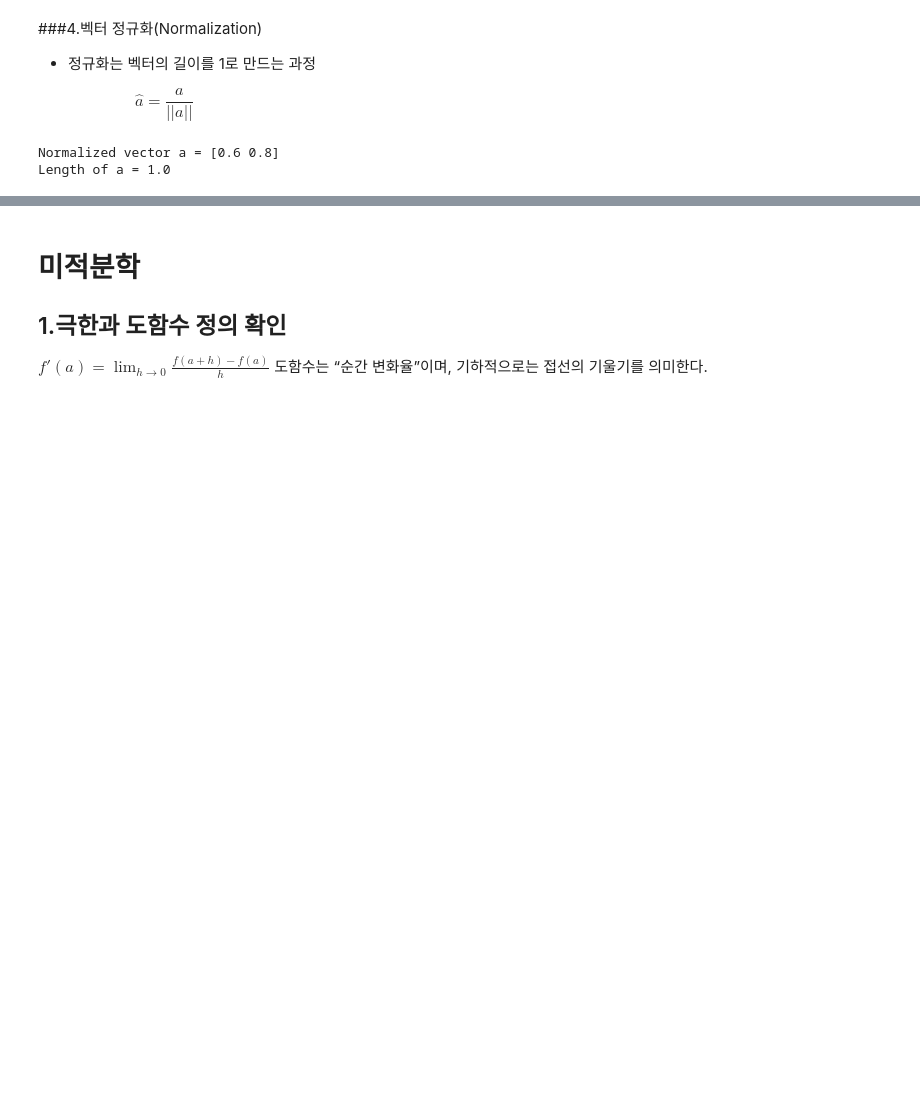
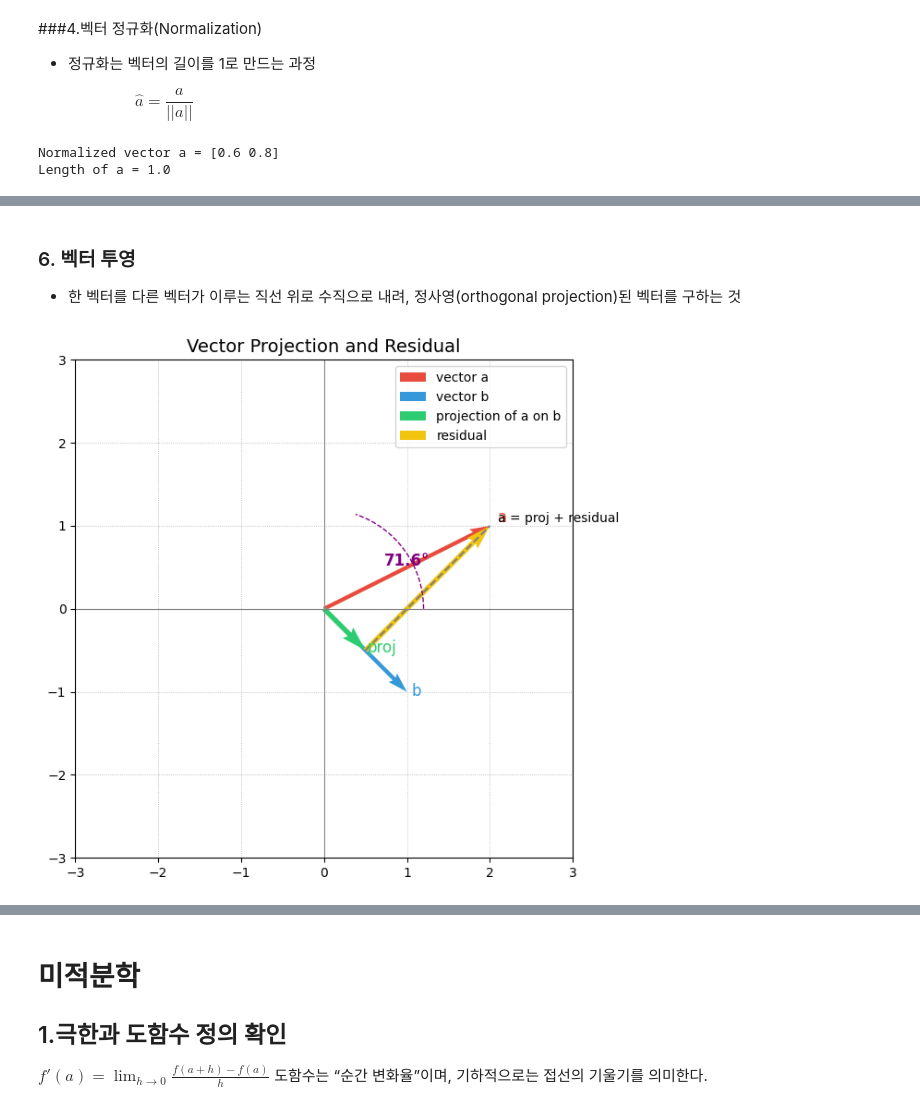
Before and after one commit to Youngpyoryu/Lecture_Note, a Jupyter notebook: 빅데이터를 위한 수학/빅데이터수학_2025.ipynb, the cells around one changed output, grey strips where cells are left out. Cells and saved outputs as stored; diff of their text form; code cells hidden in the pictures; blank space fills up the shorter version.

```diff
--- a/빅데이터를 위한 수학/빅데이터수학(수정중).ipynb
+++ b/빅데이터를 위한 수학/빅데이터수학_2025.ipynb
@@ -717,0 +768,60 @@ Length of a = 1.0
+# %% [markdown]
+### 6. 벡터 투영
+
+- 한 벡터를 다른 벡터가 이루는 직선 위로 수직으로 내려, 정사영(orthogonal projection)된 벡터를 구하는 것
+# %%
+import numpy as np
+import matplotlib.pyplot as plt
+
+# ---- vectors ----
+a = np.array([2., 1.])
+b = np.array([1., -1.])
+
+# ---- calculations ----
+dot = np.dot(a, b)
+na, nb = np.linalg.norm(a), np.linalg.norm(b)
+cos_th = dot / (na * nb)
+theta_deg = np.degrees(np.arccos(cos_th))
+u = b / nb
+proj = np.dot(a, u) * u
+resid = a - proj
+
+# ---- plot ----
+plt.figure(figsize=(7,7))
+ax = plt.gca()
+ax.set_aspect('equal', 'box')
+plt.grid(True, linestyle=':', linewidth=0.6)
+plt.axhline(0, color='gray', linewidth=0.8)
+plt.axvline(0, color='gray', linewidth=0.8)
+
+# base vectors
+plt.quiver(0,0,a[0],a[1],angles='xy',scale_units='xy',scale=1,color='#e74c3c',label='vector a',width=0.008)
+plt.quiver(0,0,b[0],b[1],angles='xy',scale_units='xy',scale=1,color='#3498db',label='vector b',width=0.008)
+
+# projection and residual
+plt.quiver(0,0,proj[0],proj[1],angles='xy',scale_units='xy',scale=1,color='#2ecc71',label='projection of a on b',width=0.01)
+plt.quiver(proj[0],proj[1],resid[0],resid[1],angles='xy',scale_units='xy',scale=1,color='#f1c40f',label='residual',width=0.01)
+
+# connector line
+plt.plot([proj[0],a[0]],[proj[1],a[1]],'--',color='gray')
+
+# angle arc
+ang = np.linspace(0,np.deg2rad(theta_deg),100)
+r=1.2
+plt.plot(r*np.cos(ang), r*np.sin(ang), color='purple', linestyle='--', linewidth=1)
+plt.text(0.9*np.cos(np.deg2rad(theta_deg/2)), 0.9*np.sin(np.deg2rad(theta_deg/2)),
+         f"{theta_deg:.1f}°", color='purple', fontsize=12, fontweight='bold')
+
+# annotations
+plt.text(a[0]*1.05, a[1]*1.05, 'a', fontsize=12, color='#e74c3c')
+plt.text(b[0]*1.05, b[1]*1.05, 'b', fontsize=12, color='#3498db')
+plt.text(proj[0]*1.05, proj[1]*1.05, 'proj', fontsize=12, color='#2ecc71')
+plt.text((proj[0]+resid[0])*1.05, (proj[1]+resid[1])*1.05, 'a = proj + residual', fontsize=10)
+
+plt.xlim(-3,3)
+plt.ylim(-3,3)
+plt.title("Vector Projection and Residual", fontsize=14)
+plt.legend()
+plt.show()
+# %% [output]
+[figure, added]
```
Also changed, not shown: parts of 19 cells of this notebook.
